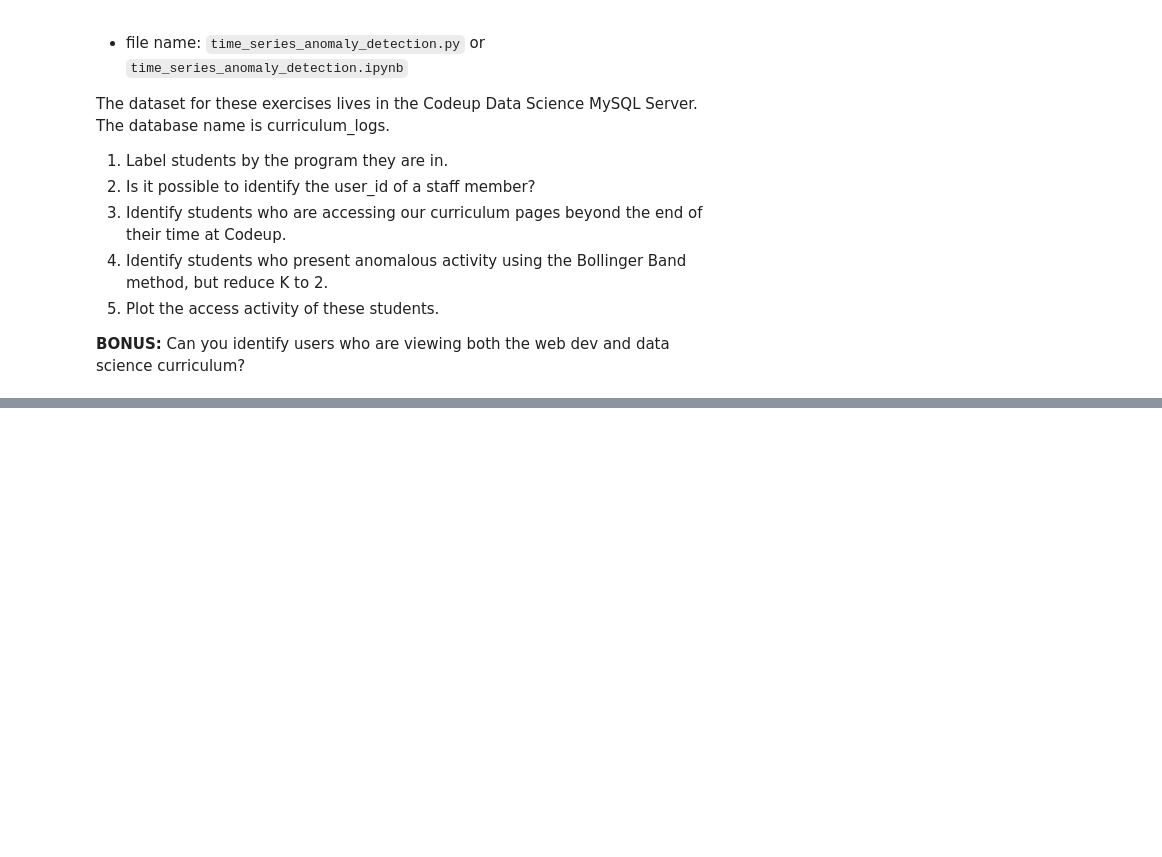
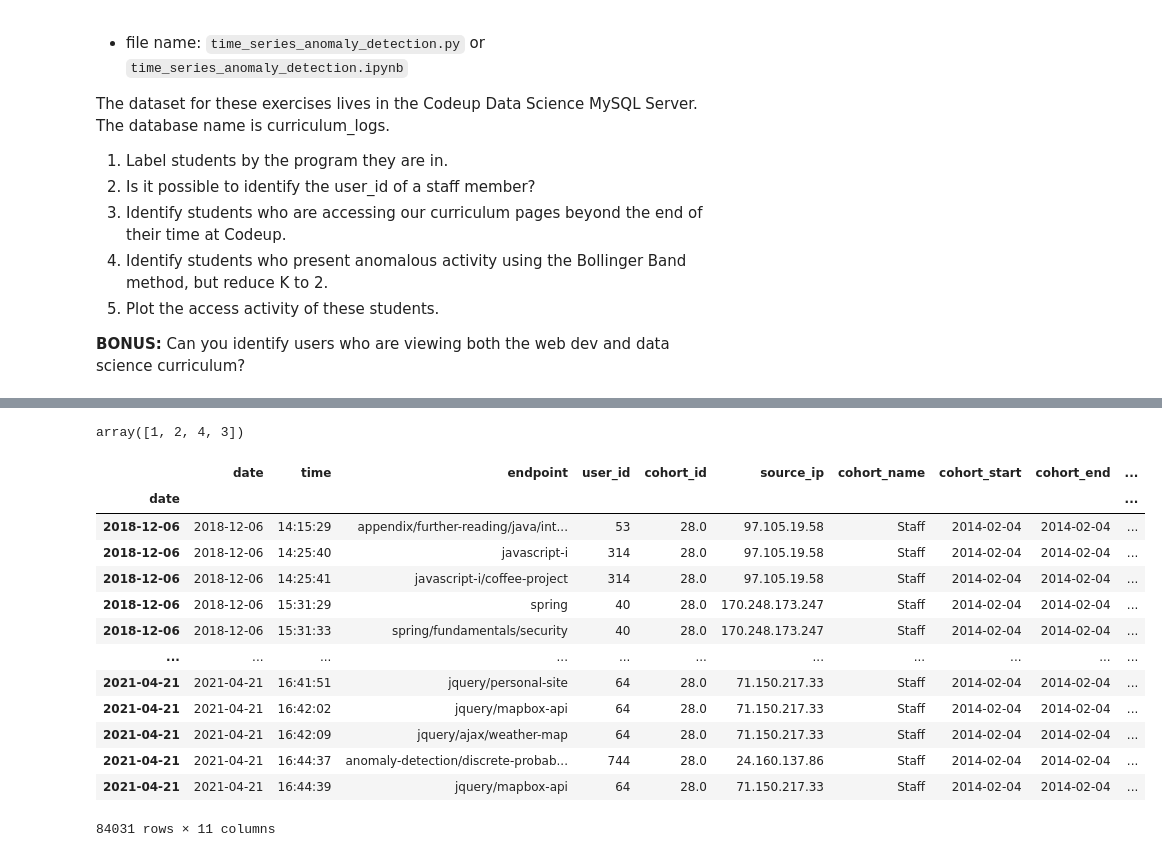
Before and after one commit to Saroj6632/anomaly-detection-exercises, a Jupyter notebook: time_series_anomaly_detection.ipynb, the cells around one changed output, grey strips where cells are left out. Saved outputs shown, nothing was run; the diff lists cells and outputs as text; code cells hidden in the pictures; blank space fills up the shorter version.

Commit message:
time_series_anomaly

```diff
--- a/time_series_anomaly_detection.ipynb
+++ b/time_series_anomaly_detection.ipynb
@@ -28,0 +64,4 @@ sql=
+# %%
+# concatenate date and time  to a new column
+df['datetime']= df.date + ' '+ df.time
+df.date=pd.to_datetime(df.date)
@@ -28,0 +436,23 @@ sql=
+# %%
+df.program_id.unique()
+# %% [output]
+array([1, 2, 4, 3])
+# %%
+# only staff from the data set
+staff= df[df.cohort_name=='Staff']
+staff
+# %% [output]
+|  | date | time | endpoint | user_id | cohort_id | source_ip | cohort_name | cohort_start | cohort_end | ... |
+| date |  |  |  |  |  |  |  |  |  | ... |
+| 2018-12-06 | 2018-12-06 | 14:15:29 | appendix/further-reading/java/int... | 53 | 28.0 | 97.105.19.58 | Staff | 2014-02-04 | 2014-02-04 | ... |
+| 2018-12-06 | 2018-12-06 | 14:25:40 | javascript-i | 314 | 28.0 | 97.105.19.58 | Staff | 2014-02-04 | 2014-02-04 | ... |
+| 2018-12-06 | 2018-12-06 | 14:25:41 | javascript-i/coffee-project | 314 | 28.0 | 97.105.19.58 | Staff | 2014-02-04 | 2014-02-04 | ... |
+| 2018-12-06 | 2018-12-06 | 15:31:29 | spring | 40 | 28.0 | 170.248.173.247 | Staff | 2014-02-04 | 2014-02-04 | ... |
+| 2018-12-06 | 2018-12-06 | 15:31:33 | spring/fundamentals/security | 40 | 28.0 | 170.248.173.247 | Staff | 2014-02-04 | 2014-02-04 | ... |
+| ... | ... | ... | ... | ... | ... | ... | ... | ... | ... | ... |
+| 2021-04-21 | 2021-04-21 | 16:41:51 | jquery/personal-site | 64 | 28.0 | 71.150.217.33 | Staff | 2014-02-04 | 2014-02-04 | ... |
+| 2021-04-21 | 2021-04-21 | 16:42:02 | jquery/mapbox-api | 64 | 28.0 | 71.150.217.33 | Staff | 2014-02-04 | 2014-02-04 | ... |
+| 2021-04-21 | 2021-04-21 | 16:42:09 | jquery/ajax/weather-map | 64 | 28.0 | 71.150.217.33 | Staff | 2014-02-04 | 2014-02-04 | ... |
+| 2021-04-21 | 2021-04-21 | 16:44:37 | anomaly-detection/discrete-probab... | 744 | 28.0 | 24.160.137.86 | Staff | 2014-02-04 | 2014-02-04 | ... |
+| 2021-04-21 | 2021-04-21 | 16:44:39 | jquery/mapbox-api | 64 | 28.0 | 71.150.217.33 | Staff | 2014-02-04 | 2014-02-04 | ... |
+84031 rows × 11 columns
```
Also changed, not shown: parts of 42 cells of this notebook.
